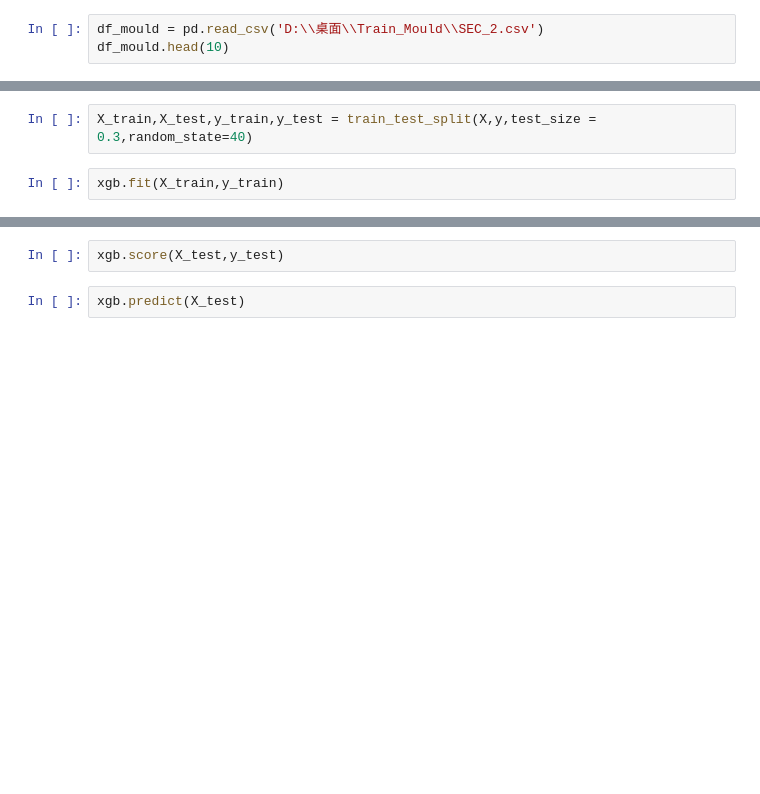
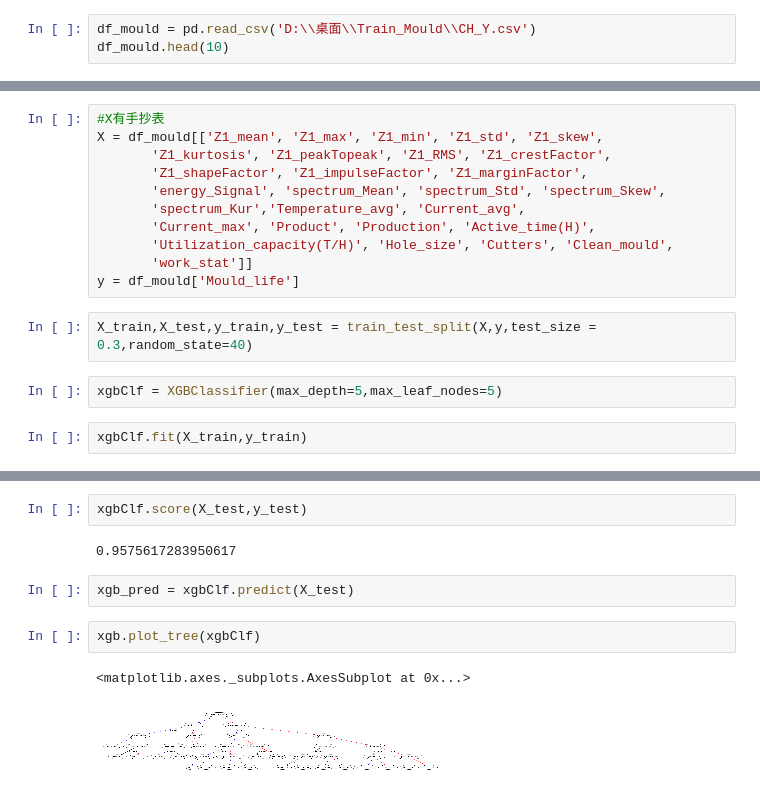
Before and after one commit to rtfgvb74125/Mould_ML, a Jupyter notebook: Data_processing/XGBoost_Model.ipynb, the cells around one changed output, grey strips where cells are left out. Saved outputs shown, nothing was run; the diff lists cells and outputs as text; blank space fills up the shorter version.

```diff
--- a/Data_processing/XGBoost_Model.ipynb
+++ b/Data_processing/XGBoost_Model.ipynb
@@ -8,3 +10,3 @@ import pandas as pd
 # %%
-df_mould = pd.read_csv('D:\\桌面\\Train_Mould\\SEC_2.csv')
+df_mould = pd.read_csv('D:\\桌面\\Train_Mould\\CH_Y.csv')
 df_mould.head(10)
@@ -14,4 +38,17 @@ y = df_mould['y']
+# %%
+#X有手抄表
+X = df_mould[['Z1_mean', 'Z1_max', 'Z1_min', 'Z1_std', 'Z1_skew',
+       'Z1_kurtosis', 'Z1_peakTopeak', 'Z1_RMS', 'Z1_crestFactor',
+       'Z1_shapeFactor', 'Z1_impulseFactor', 'Z1_marginFactor',
+       'energy_Signal', 'spectrum_Mean', 'spectrum_Std', 'spectrum_Skew',
+       'spectrum_Kur','Temperature_avg', 'Current_avg',
+       'Current_max', 'Product', 'Production', 'Active_time(H)',
+       'Utilization_capacity(T/H)', 'Hole_size', 'Cutters', 'Clean_mould',
+       'work_stat']]
+y = df_mould['Mould_life']
 # %%
 X_train,X_test,y_train,y_test = train_test_split(X,y,test_size = 0.3,random_state=40)
+# %%
+xgbClf = XGBClassifier(max_depth=5,max_leaf_nodes=5)
 # %%
-xgb.fit(X_train,y_train)
+xgbClf.fit(X_train,y_train)
@@ -18,4 +71,11 @@ xgb.fit(X_train,y_train)
 # %%
-xgb.score(X_test,y_test)
+xgbClf.score(X_test,y_test)
+# %% [output]
+0.9575617283950617
 # %%
-xgb.predict(X_test)
+xgb_pred = xgbClf.predict(X_test)
+# %%
+xgb.plot_tree(xgbClf)
+# %% [output]
+<matplotlib.axes._subplots.AxesSubplot at 0x...>
+[figure, added]
```
Also changed, not shown: parts of 18 cells of this notebook, 5 other files.
